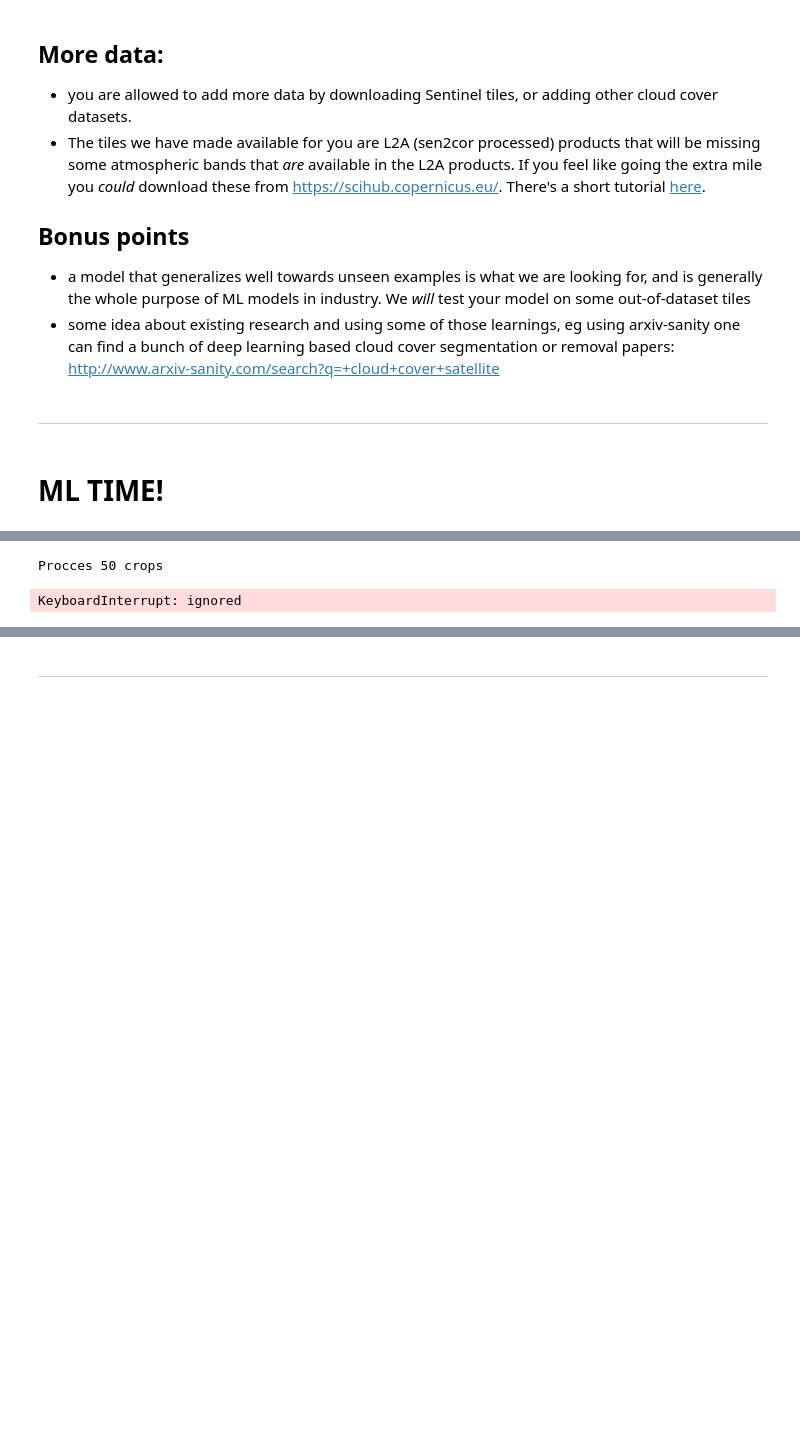
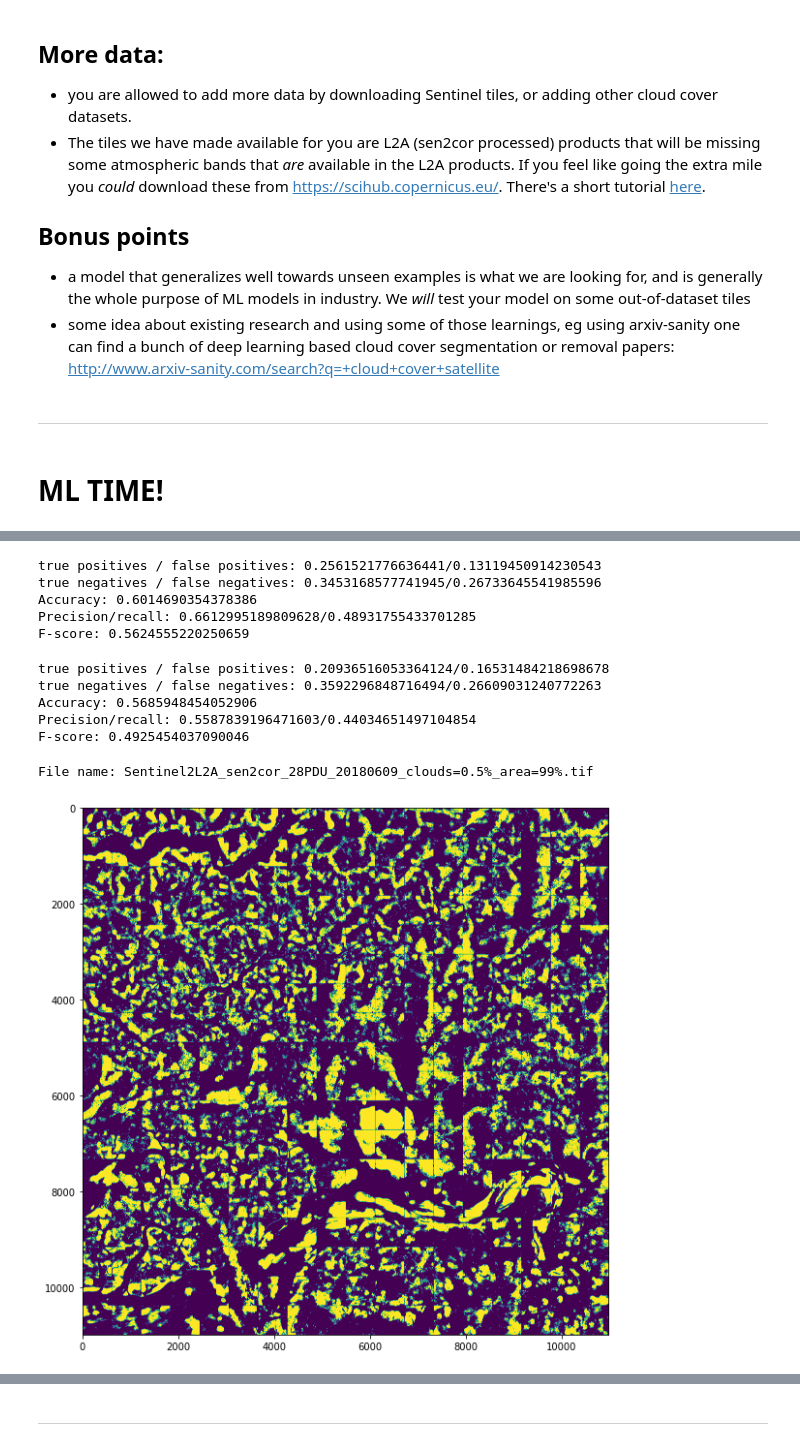
Before and after one commit to laurenssam/20tree, a Jupyter notebook: cloud_segmentation.ipynb, the cells around one changed output, grey strips where cells are left out. Drawn from its saved outputs; the diff is of its cells as text; code cells hidden in the pictures; blank space fills up the shorter version.

Commit message:
add model and notebook

```diff
--- a/cloud_segmentation.ipynb
+++ b/cloud_segmentation.ipynb
@@ -616,36 +640,44 @@ def evaluate(predictions, gts):
     true_neg = ((predictions == 0) * (gts == 0)).sum()
     false_pos = ((predictions == 1) * (gts == 0)).sum()
     false_neg = ((predictions == 0) * (gts == 1)).sum()
+    total = np.prod(predictions.shape)
+    print(f"true positives / false positives: {true_pos/total}/{false_pos/total}")
+    print(f"true negatives / false negatives: {true_neg/total}/{false_neg/total}")
     assert(sum([true_pos, true_neg, false_pos, false_neg]) == np.prod(predictions.shape))
     precision = true_pos / (true_pos + false_pos)
     recall = true_pos / (true_pos + false_neg)
     f_score = 2 * ((precision * recall)/(precision + recall))
     return acc, precision, recall, f_score
 
-def in_order_crop_creator(image, mask, crop_size, device, image_size=10980):
+def in_order_crop_creator(image, crop_size, device, mask=None, image_size=10980):
   assert(image_size % crop_size == 0)
   number_of_crops_per_dimension = int(image_size/crop_size)
   for i in range(number_of_crops_per_dimension):
     for j in range(number_of_crops_per_dimension):
       image_crop, _ = read_crop(image, (i * crop_size, j * crop_size, crop_size, crop_size))
-      mask_crop, _ = read_crop(mask, (i * crop_size, j * crop_size, crop_size, crop_size))
+      if mask:
+        mask_crop, _ = read_crop(mask, (i * crop_size, j * crop_size, crop_size, crop_size))
+      image_crop = np.clip(image_crop, 0 , 2000)
       image_crop = np.transpose(image_crop, (1, 2, 0))
       channels = image_crop.shape[2]
-      image_crop = image_crop/np.amax(image_crop) * 255
+      image_crop = (image_crop - np.amin(image_crop))/(np.amax(image_crop) -  np.amin(image_crop)) * 255
       final_image = []
-      for i in range(channels):
-        channel = image_crop[:, :, i]
+      for k in range(channels):
+        channel = image_crop[:, :, k]
         channel = TF.to_tensor(Image.fromarray(channel.astype(np.uint8)))
         final_image.append(channel)
       image_crop = torch.stack(final_image).squeeze()
-      mask_crop = Image.fromarray(mask_crop.squeeze().astype(np.uint8))
-      mask_crop = torch.from_numpy(np.array(mask_crop, dtype=np.int32)).float()
-      mask_crop = (mask_crop > 0).long()
-      yield image_crop.unsqueeze(dim=0), mask_crop.unsqueeze(dim=0)
+      if mask:
+        mask_crop = Image.fromarray(mask_crop.squeeze().astype(np.uint8))
+        mask_crop = torch.from_numpy(np.array(mask_crop, dtype=np.int32)).float()
+        mask_crop = (mask_crop > 0).long()
+        yield image_crop.unsqueeze(dim=0), mask_crop.unsqueeze(dim=0)
+      else:
+        yield image_crop.unsqueeze(dim=0)
 
-def run_inference(test_data, crop_size, exp_path):
+def run_inference(test_data, crop_size, exp_path, model_name):
   device = torch.device("cuda" if torch.cuda.is_available() else "cpu")
-  checkpoint = torch.load(exp_path / "cloud_segmentation.pth")
+  checkpoint = torch.load(exp_path / model_name)
   model = checkpoint['model']
   output_folder = exp_path / "inference"
   output_folder.mkdir(exist_ok=True)
@@ -653,23 +685,35 @@ def run_inference(test_data, crop_size, exp_path):
   labels = []
   counter = 1
   for iteration, (image, label) in enumerate(test_data):
-    for crop_image, crop_mask in in_order_crop_creator(image, label, crop_size, device):
+    for crop_image, crop_mask in in_order_crop_creator(image, crop_size, device, mask=label):
       with torch.no_grad():
         prediction = model(crop_image.to(device))
       store_intermediate_result(crop_image, prediction, crop_mask, exp_path, counter)
       predictions.append((torch.sigmoid(prediction.detach().cpu()).squeeze() > 0.5).long())
       labels.append((crop_mask.cpu().squeeze()))
       counter += 1
-      if counter % 50 == 0:
-        print(f"Proccessed {counter} crops")
   acc, precision, recall, f_score = evaluate(torch.stack(predictions).numpy(), torch.stack(labels).numpy())
   print(f"Accuracy: {acc}")
   print(f"Precision/recall: {precision}/{recall}")
   print(f"F-score: {f_score}")
-
-crop_size = 610
-exp_path = Path("/gdrive/My Drive/20tree/")
-run_inference(test_data, crop_size, exp_path)
-# %% [output]
-Procces 50 crops
-KeyboardInterrupt: ignored
+# %%
+crop_size = 610
+model_name = "cloud_segmentation.pth"
+exp_path = Path("/gdrive/My Drive/20tree/")
+random_samples = np.random.choice(len(training_data), size=2, replace=False)
+run_inference([training_data[i] for i in random_samples], crop_size, exp_path, model_name)
+# %% [output]
+true positives / false positives: 0.2561521776636441/0.13119450914230543
+true negatives / false negatives: 0.3453168577741945/0.26733645541985596
+Accuracy: 0.6014690354378386
+Precision/recall: 0.6612995189809628/0.48931755433701285
+F-score: 0.5624555220250659
+# %%
+# Test data is just a list of tuples with the input and label paths
+run_inference(test_data, crop_size, exp_path, model_name)
+# %% [output]
+true positives / false positives: 0.20936516053364124/0.16531484218698678
+true negatives / false negatives: 0.3592296848716494/0.26609031240772263
+Accuracy: 0.5685948454052906
+Precision/recall: 0.5587839196471603/0.44034651497104854
+F-score: 0.4925454037090046
@@ -675,0 +740,16 @@ KeyboardInterrupt: ignored
+# %%
+model_name = "cloud_segmentation.pth"
+exp_path = Path("/gdrive/My Drive/20tree/")
+model = exp_path / model_name
+crop_size = 610
+image_path, label_path = test_data[0]
+print(f"File name: {image_path}")
+# prediction = run_prediction(image_path, model, crop_size)
+# %% [output]
+File name: Sentinel2L2A_sen2cor_28PDU_20180609_clouds=0.5%_area=99%.tif
+# %%
+fig = plt.figure(figsize=(10, 10))
+plt.imshow(prediction.squeeze(), vmin=0, vmax=1)
+plt.show()
+# %% [output]
+[figure, added]
```
Also changed, not shown: parts of 11 cells of this notebook, 1 other file.
